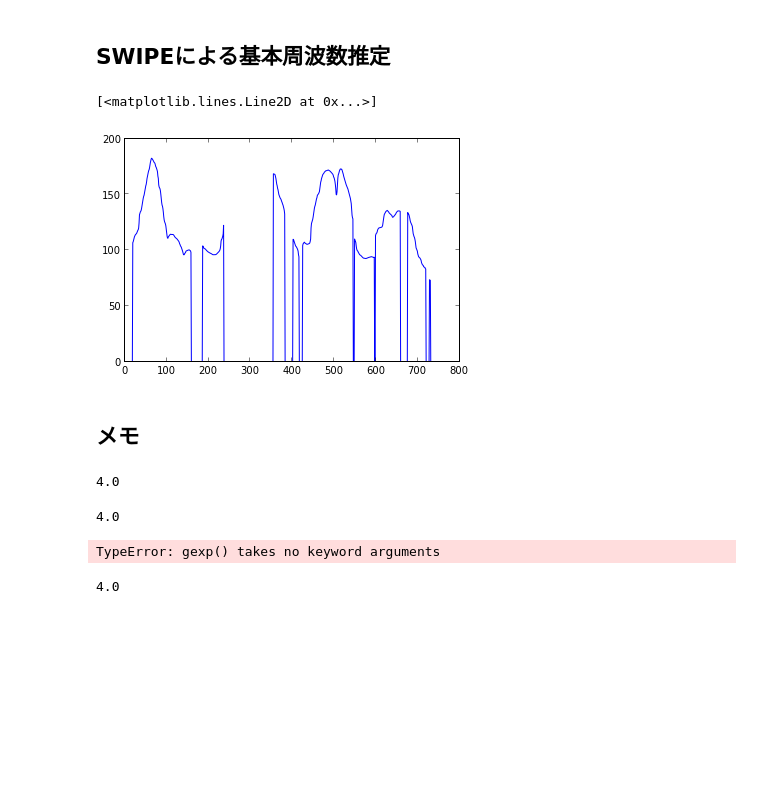
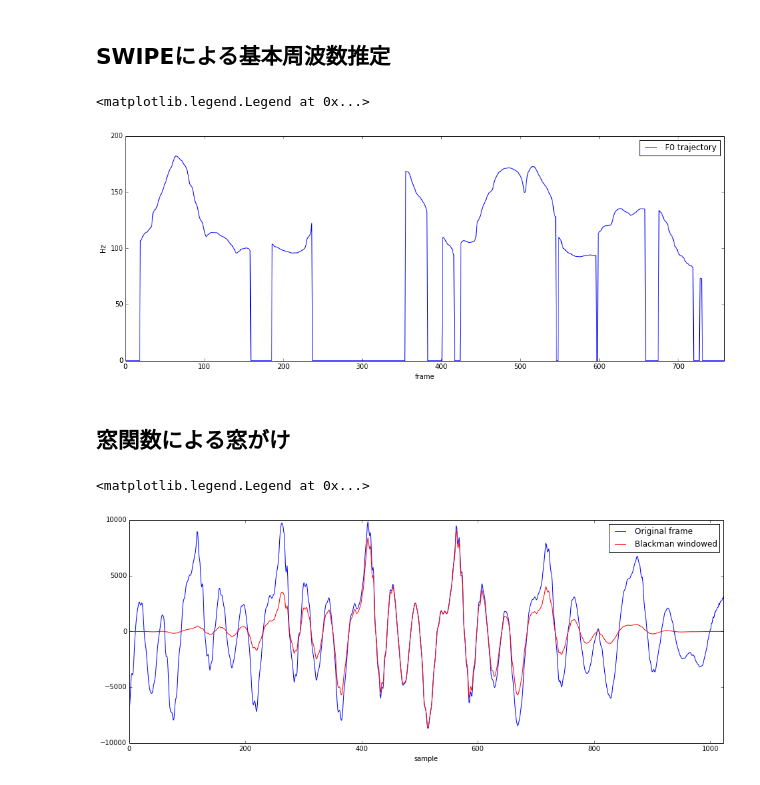
Before and after one commit to r9y9/SPTK, a Jupyter notebook: notebook/SPTK calling from python.ipynb, the cells around one changed output. Drawn from its saved outputs; the diff is of its cells as text; code cells hidden in the pictures; blank space fills up the shorter version.

Commit message:
Update notebook "SPTK calling from python"

```diff
--- a/notebook/SPTK calling from python.ipynb
+++ b/notebook/SPTK calling from python.ipynb
@@ -33,0 +14,12 @@ legend()
+# %%
+import scipy.io.wavfile as wavfile
+
+# "あらゆる現実をすべて自分の方へねじまげたのだ"
+fs, data = wavfile.read("../example/arayuru.wav")
+data = np.array(data)
+
+figure(num=None, figsize=(16, 6), dpi=80, facecolor='w', edgecolor='k')
+plot(data, "b-", label="arayuru")
+xlim(0, len(data)-1)
+xlabel("samplle")
+legend()
@@ -36,31 +31,30 @@ legend()
 # %%
 # F0 estimation
 f0 = sptk.swipe(data, samplerate=fs, frame_shift=80)
-plot(f0, label="f0")
+
+figure(num=None, figsize=(16, 6), dpi=80, facecolor='w', edgecolor='k')
+plot(f0, "b-", label="F0 trajectory")
+xlim(0, len(f0)-1)
+xlabel("frame")
+ylabel("Hz")
+legend()
 # %% [output]
-[<matplotlib.lines.Line2D at 0x...>]
+<matplotlib.legend.Legend at 0x...>
-[figure, old version]
+[figure, new version]
 # %% [markdown]
-## メモ
+## 窓関数による窓がけ
-# %%
-# sptklibの呼び出しができてるかチェック
-print sptk.gexp(1, 3)
-# %% [output]
-4.0
-# %%
-import csptk
-
-# swigが作る生のラッパーにアクセスするにはこっち。csptkを使う場合は、SPTK.hに宣言されている関数を(いちおう)全部使える
-print csptk.gexp(1, 3)
-# %% [output]
-4.0
-# %%
-# 生のラッパーは 'argname=ほげ' のような書き方はできない
-print csptk.gexp(r=1, x=3)
-# %% [output]
-TypeError: gexp() takes no keyword arguments
-# %%
-# これはok。ただしswigでの自動生成じゃなくて自分で書いてる sptk.py参照
-print sptk.gexp(r=1, x=3)
-# %% [output]
-4.0
+# %%
+# 適当に1フレーム分切り出し
+frame = data[32000:32000+1024]
+figure(num=None, figsize=(16, 6), dpi=80, facecolor='w', edgecolor='k')
+plot(frame, "b-", label="Original frame")
+
+## 窓がけ
+frame = sptk.blackman(frame)
+plot(frame, "r-", label="Blackman windowed")
+xlim(0, 1023)
+xlabel("sample")
+legend()
+# %% [output]
+<matplotlib.legend.Legend at 0x...>
+[figure, added]
```
Also changed, not shown: parts of 12 cells of this notebook.
